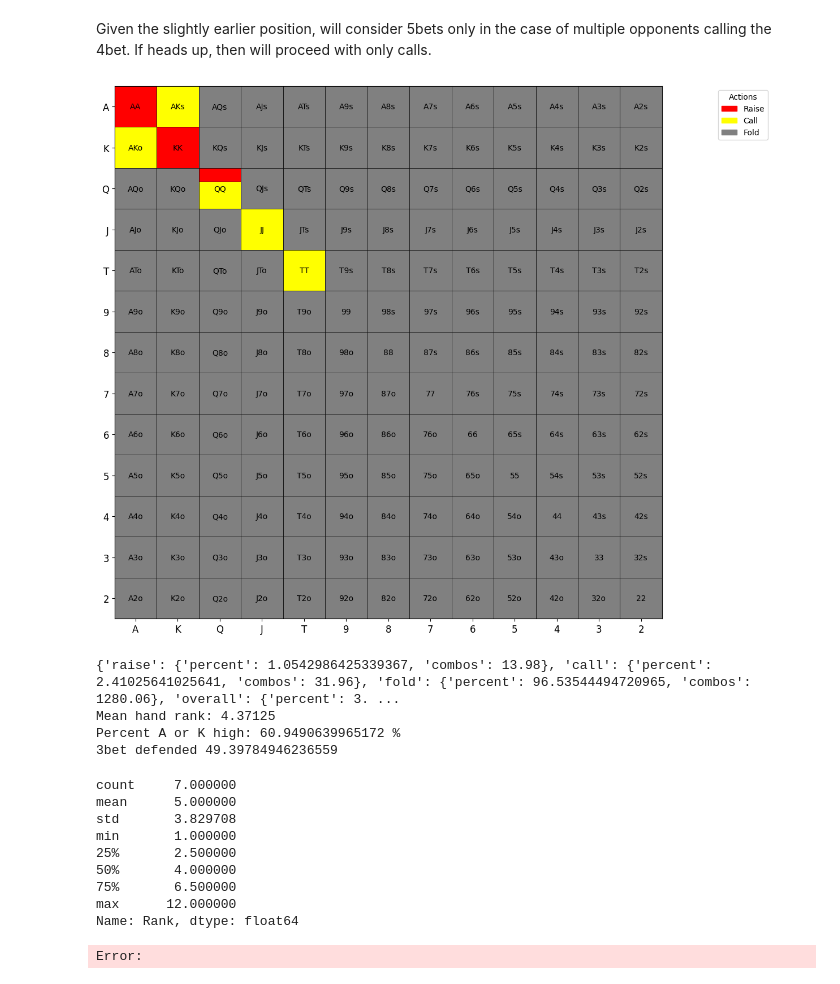
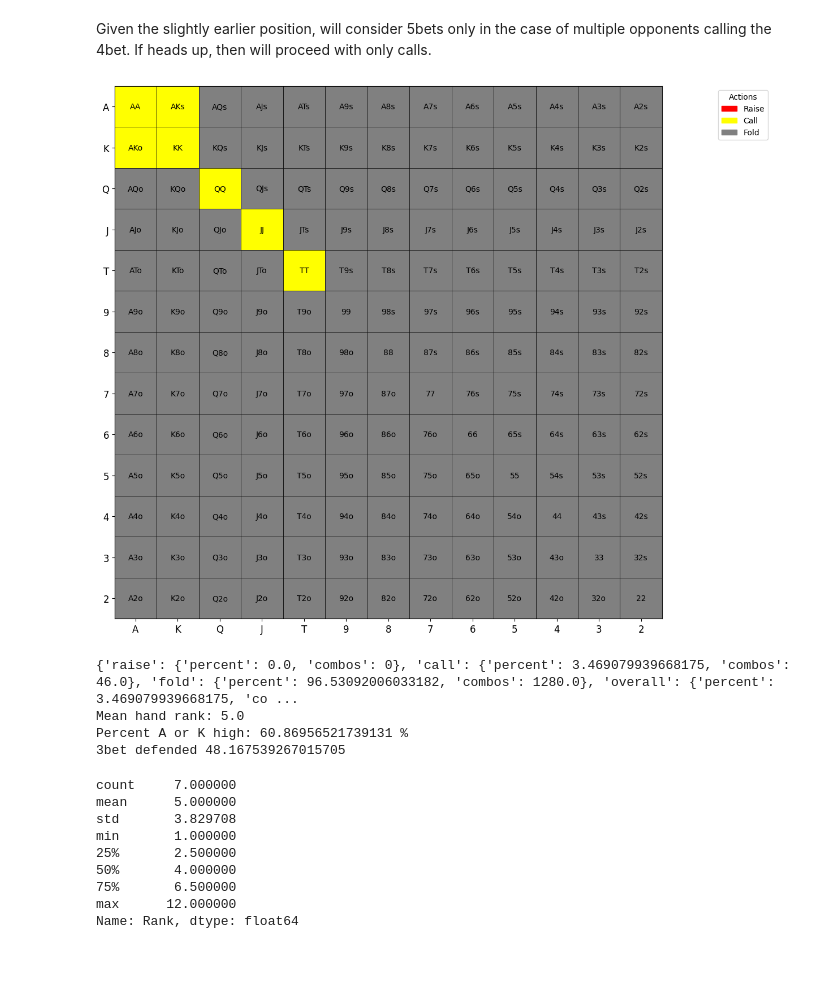
Before and after one commit to KunaalAgarwal/poker_analysis, a Jupyter notebook: src/hj_ranges.ipynb, the cells around one changed output. Drawn from its saved outputs; the diff is of its cells as text; code cells hidden in the pictures.

```diff
--- a/src/hj_ranges.ipynb
+++ b/src/hj_ranges.ipynb
@@ -253,7 +242,7 @@ open_response_range = {
     "99": {"raise": 1.0, "call": 0.0},
     "88": {"raise": 0.0, "call": 1.0},
     "77": {"raise": 0.0, "call": 2/3},
-    "66": {"raise": 0.0, "call": 0.25}, # depends how tight the early position players are
+    "66": {"raise": 0.25, "call": 0.0}, # depends how tight the early position players are
     "55": {"raise": 0.0, "call": 0.0},
     "44": {"raise": 0.0, "call": 0.0},
     "33": {"raise": 0.0, "call": 0.0},
@@ -269,7 +258,7 @@ open_response_range = {
     "A6s": {"raise": 0.0, "call": 0.0},
     # very solid 3bet bluffs, but don't need to many bluffs against relatively tight opening ranges
     "A5s": {"raise": 0.5, "call": 0.0},
-    "A4s": {"raise": 0.25, "call": 0.0},
+    "A4s": {"raise": 0.5, "call": 0.0},
     "A3s": {"raise": 0.0, "call": 0.0},
     "A2s": {"raise": 0.0, "call": 0.0},
 
@@ -287,7 +276,7 @@ open_response_range = {
     "K8s": {"raise": 0.0, "call": 0.0},
 
     "KQo": {"raise": 0.25, "call": 0.75},
-    "KJo": {"raise": 0.0, "call": 0.25}, # depends on position of open
+    "KJo": {"raise": 0.0, "call": 0.0}, # depends on position of open
     "KTo": {"raise": 0.0, "call": 0.0},
     "K9o": {"raise": 0.0, "call": 0.0},
 
@@ -360,9 +349,9 @@ Given the slightly earlier position, will consider 5bets only in the case of mul
 # %%
 response_4bet_range = {
     # Pairs
-    "AA": {"raise": 1.0, "call": 0.0},
-    "KK": {"raise": 1.0, "call": 0.0},
-    "QQ": {"raise": 0.33, "call": 0.66},
+    "AA": {"raise": 0.0, "call": 1.0},
+    "KK": {"raise": 0.0, "call": 1.0},
+    "QQ": {"raise": 0.0, "call": 1.0},
     "JJ": {"raise": 0, "call": 1.0},
     "TT": {"raise": 0, "call": 1.0},
     "99": {"raise": 0, "call": 0.0},
@@ -375,38 +364,38 @@ response_4bet_range = {
 
     "AKo": {"raise": 0.0, "call": 1.0},
     "AQo": {"raise": 0.0, "call": 0.0},
     "AJo": {"raise": 0.0, "call": 0.0},
     "ATo": {"raise": 0.0, "call": 0.0},
 
     "KQs": {"raise": 0.0, "call": 0.0},
     "KJs": {"raise": 0.0, "call": 0.0},
 
     "KQo": {"raise": 0.0, "call": 0.0},
 
     "QJs": {"raise": 0.0, "call": 0.0},
     "JTs": {"raise": 0.0, "call": 0.0},
 }
 
 response_4bet = range_construction.generate_range(response_4bet_range, '../ranges/hj_ranges/hj_4!response')
 response_4bet_distribution = range_construction.range_hand_distribution(response_4bet_range)
 response_4bet_percent_by_actions = range_construction.range_percent_by_all_actions(response_4bet_range)
 response_4bet_mean_hand_rank = range_construction.average_range_rank(response_4bet_range)
 
 print(response_4bet_percent_by_actions)
 print(f'Mean hand rank: {response_4bet_mean_hand_rank}')
 print(f'Percent A or K high: {range_construction.percent_range_high_card(response_4bet_range)} %')
 
 defended_3bet = 100*(response_4bet_percent_by_actions['overall']['combos'] / open_response_percent_by_actions['raise']['combos'])
 print(f'3bet defended {defended_3bet}')
 
 response_4bet_distribution[1].to_csv('../ranges/hj_ranges/hj_response_4bet_distribution.csv')
 response_4bet_distribution[0]
 # %% [output]
-[figure, old version]
+[figure, new version]
-{'raise': {'percent': 1.0542986425339367, 'combos': 13.98}, 'call': {'percent': 2.41025641025641, 'combos': 31.96}, 'fold': {'percent': 96.53544494720965, 'combos': 1280.06}, 'overall': {'percent': 3. ...
-Mean hand rank: 4.37125
-Percent A or K high: 60.9490639965172 %
-3bet defended 49.39784946236559
+{'raise': {'percent': 0.0, 'combos': 0}, 'call': {'percent': 3.469079939668175, 'combos': 46.0}, 'fold': {'percent': 96.53092006033182, 'combos': 1280.0}, 'overall': {'percent': 3.469079939668175, 'co ...
+Mean hand rank: 5.0
+Percent A or K high: 60.86956521739131 %
+3bet defended 48.167539267015705
 count     7.000000
 mean      5.000000
 std       3.829708
@@ -416,4 +405,3 @@ min       1.000000
 75%       6.500000
 max      12.000000
 Name: Rank, dtype: float64
-Error:
```
Also changed, not shown: parts of 2 cells of this notebook, 7 other files.
